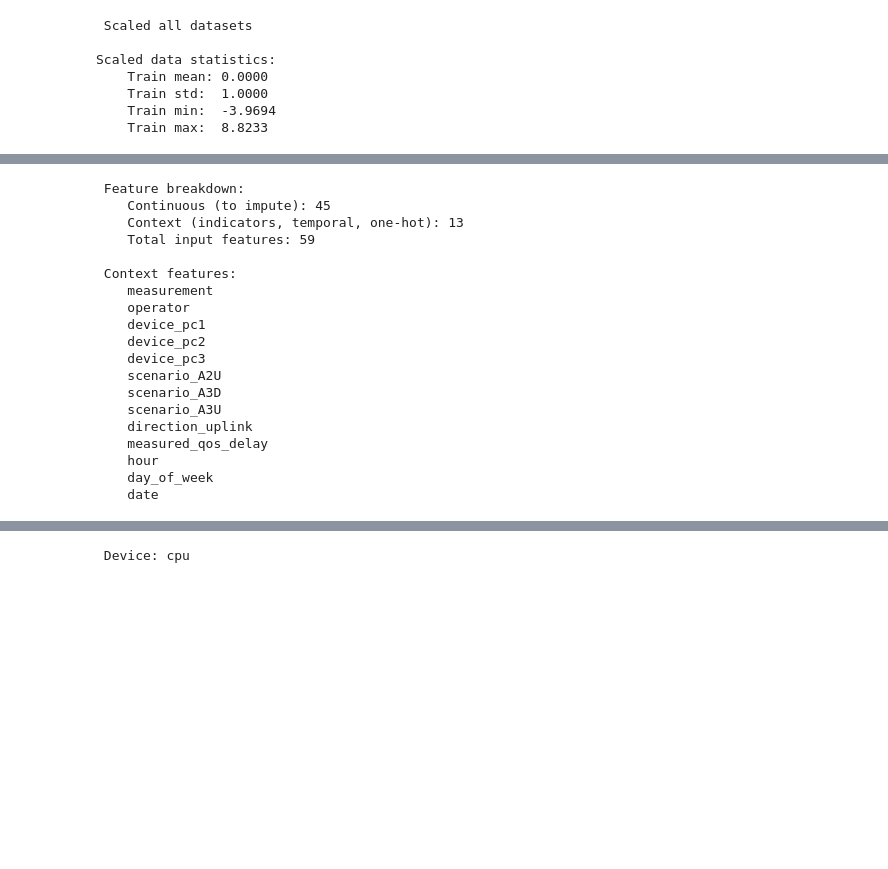
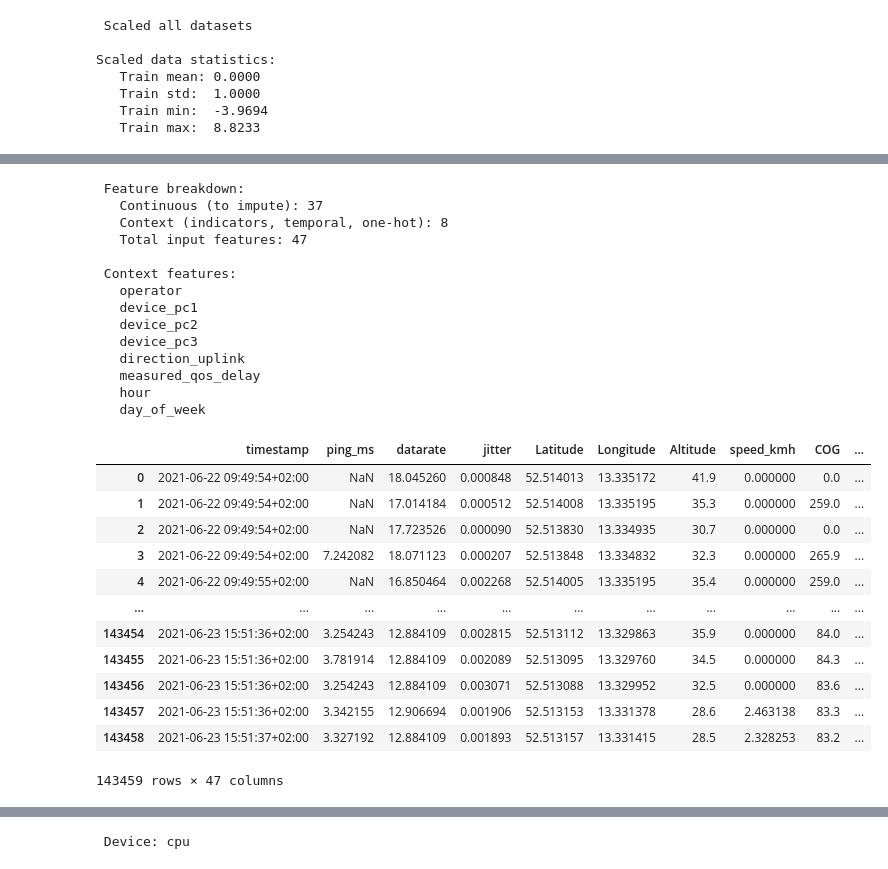
Before and after one commit to adikansara23-oss/ML-V2X-Project, a Jupyter notebook: Berlin V2X Implementation/005. DAE_all_feature.ipynb, the cells around one changed output, grey strips where cells are left out. Cells and saved outputs as stored; diff of their text form; code cells hidden in the pictures; blank space fills up the shorter version.

```diff
--- a/Berlin V2X Implementation/005. DAE_all_feature.ipynb
+++ b/Berlin V2X Implementation/005. DAE_all_feature.ipynb
@@ -187,39 +240,42 @@ Scaled data statistics:
 # %%
-
-# Get ALL column names
-all_columns = train_data.columns.tolist()
-
-# Separate features
-continuous_features = features_to_impute  # 45 features (what we impute)
-context_features = [col for col in all_columns if col not in continuous_features]  # 59 features
-context_features.remove('timestamp')
 
 
 print(f"\n Feature breakdown:")
-print(f"    Continuous (to impute): {len(continuous_features)}")
-print(f"    Context (indicators, temporal, one-hot): {len(context_features)}")
-print(f"    Total input features: {len(all_columns)}")
+print(f"   Continuous (to impute): {len(continuous_features)}")
+print(f"   Context (indicators, temporal, one-hot): {len(context_features)}")
+print(f"   Total input features: {len(all_columns)}")
 
 print(f"\n Context features:")
 for col in context_features:
-    print(f"    {col}")
+    print(f"   {col}")
 # %% [output]
  Feature breakdown:
-    Continuous (to impute): 45
-    Context (indicators, temporal, one-hot): 13
-    Total input features: 59
+   Continuous (to impute): 37
+   Context (indicators, temporal, one-hot): 8
+   Total input features: 47
 
  Context features:
-    measurement
-    operator
-    device_pc1
-    device_pc2
-    device_pc3
-    scenario_A2U
-    scenario_A3D
-    scenario_A3U
-    direction_uplink
-    measured_qos_delay
-    hour
-    day_of_week
-    date
+   operator
+   device_pc1
+   device_pc2
+   device_pc3
+   direction_uplink
+   measured_qos_delay
+   hour
+   day_of_week
+# %%
+train_data
+# %% [output]
+|  | timestamp | ping_ms | datarate | jitter | Latitude | Longitude | Altitude | speed_kmh | COG | ... |
+| 0 | 2021-06-22 09:49:54+02:00 | NaN | 18.045260 | 0.000848 | 52.514013 | 13.335172 | 41.9 | 0.000000 | 0.0 | ... |
+| 1 | 2021-06-22 09:49:54+02:00 | NaN | 17.014184 | 0.000512 | 52.514008 | 13.335195 | 35.3 | 0.000000 | 259.0 | ... |
+| 2 | 2021-06-22 09:49:54+02:00 | NaN | 17.723526 | 0.000090 | 52.513830 | 13.334935 | 30.7 | 0.000000 | 0.0 | ... |
+| 3 | 2021-06-22 09:49:54+02:00 | 7.242082 | 18.071123 | 0.000207 | 52.513848 | 13.334832 | 32.3 | 0.000000 | 265.9 | ... |
+| 4 | 2021-06-22 09:49:55+02:00 | NaN | 16.850464 | 0.002268 | 52.514005 | 13.335195 | 35.4 | 0.000000 | 259.0 | ... |
+| ... | ... | ... | ... | ... | ... | ... | ... | ... | ... | ... |
+| 143454 | 2021-06-23 15:51:36+02:00 | 3.254243 | 12.884109 | 0.002815 | 52.513112 | 13.329863 | 35.9 | 0.000000 | 84.0 | ... |
+| 143455 | 2021-06-23 15:51:36+02:00 | 3.781914 | 12.884109 | 0.002089 | 52.513095 | 13.329760 | 34.5 | 0.000000 | 84.3 | ... |
+| 143456 | 2021-06-23 15:51:36+02:00 | 3.254243 | 12.884109 | 0.003071 | 52.513088 | 13.329952 | 32.5 | 0.000000 | 83.6 | ... |
+| 143457 | 2021-06-23 15:51:36+02:00 | 3.342155 | 12.906694 | 0.001906 | 52.513153 | 13.331378 | 28.6 | 2.463138 | 83.3 | ... |
+| 143458 | 2021-06-23 15:51:37+02:00 | 3.327192 | 12.884109 | 0.001893 | 52.513157 | 13.331415 | 28.5 | 2.328253 | 83.2 | ... |
+143459 rows × 47 columns
```
Also changed, not shown: parts of 28 cells of this notebook, 31 other files.
